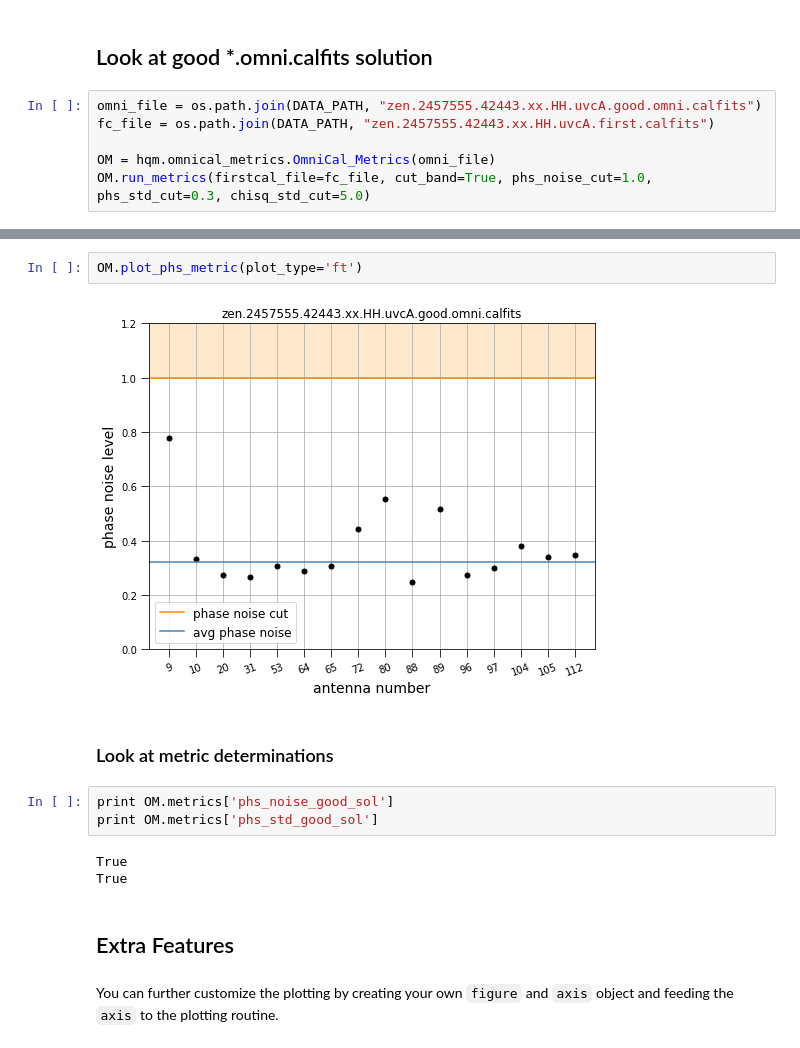
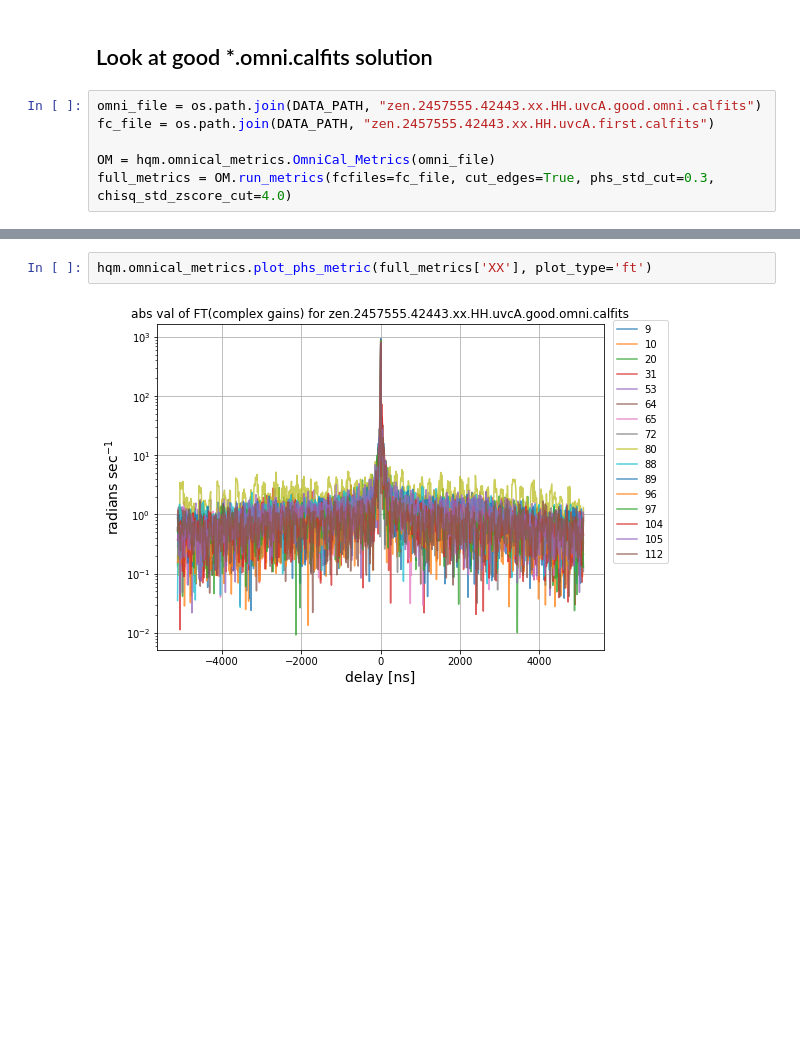
Before and after one commit to HERA-Team/hera_qm, a Jupyter notebook: scripts/omnical_metrics_example.ipynb, the cells around one changed output, grey strips where cells are left out. Cells and saved outputs as stored; diff of their text form; blank space fills up the shorter version.

```diff
--- a/scripts/omnical_metrics_example.ipynb
+++ b/scripts/omnical_metrics_example.ipynb
@@ -130,4 +174,4 @@ omni_file = os.path.join(DATA_PATH, "zen.2457555.42443.xx.HH.uvcA.good.omni.calf
 fc_file = os.path.join(DATA_PATH, "zen.2457555.42443.xx.HH.uvcA.first.calfits")
 
 OM = hqm.omnical_metrics.OmniCal_Metrics(omni_file)
-OM.run_metrics(firstcal_file=fc_file, cut_band=True, phs_noise_cut=1.0, phs_std_cut=0.3, chisq_std_cut=5.0)
+full_metrics = OM.run_metrics(fcfiles=fc_file, cut_edges=True, phs_std_cut=0.3, chisq_std_zscore_cut=4.0)
@@ -154,16 +206,4 @@ OM.plot_phs_metric(plot_type='std')
 # %%
-OM.plot_phs_metric(plot_type='ft')
+hqm.omnical_metrics.plot_phs_metric(full_metrics['XX'], plot_type='ft')
 # %% [output]
-[figure, old version]
+[figure, new version]
-# %% [markdown]
-### Look at metric determinations
-# %%
-print OM.metrics['phs_noise_good_sol']
-print OM.metrics['phs_std_good_sol']
-# %% [output]
-True
-True
-# %% [markdown]
-## Extra Features
-# %% [markdown]
-You can further customize the plotting by creating your own `figure` and `axis` object and feeding the `axis` to the plotting routine.
```
Also changed, not shown: parts of 61 cells of this notebook.
